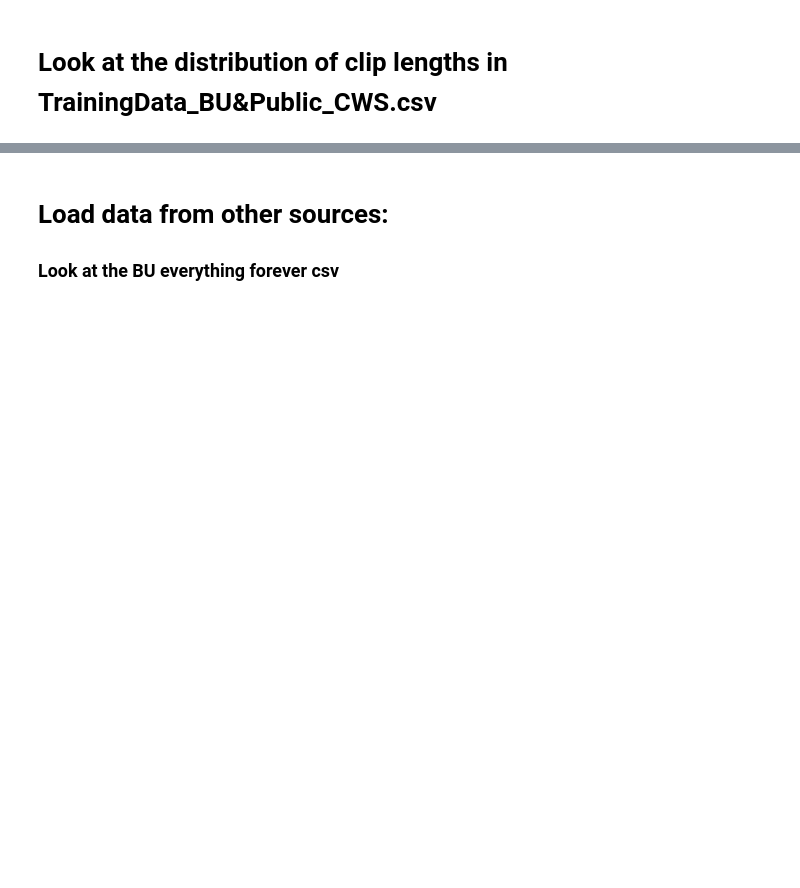
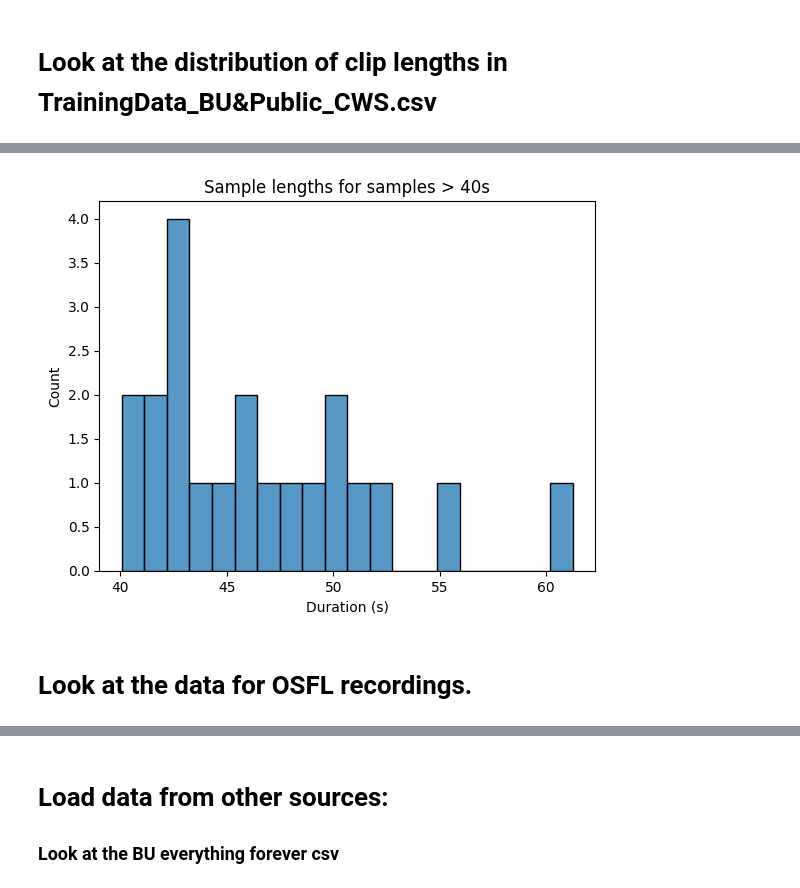
Before and after one commit to Mgallimore88/osfl_cnn_recognizer, a Jupyter notebook: notebooks/exploratory/1.1-mjg-osfl-eda-data-analysis.ipynb, the cells around one changed output, grey strips where cells are left out. Drawn from its saved outputs; the diff is of its cells as text; code cells hidden in the pictures; blank space fills up the shorter version.

```diff
--- a/notebooks/exploratory/1.1-mjg-osfl-eda-data-analysis.ipynb
+++ b/notebooks/exploratory/1.1-mjg-osfl-eda-data-analysis.ipynb
@@ -183,2 +325,10 @@ plt.show()
 # %%
-sns.histplot(data=meta.loc[meta.tag_duration > 40], x='tag_duration', bins=20, log_scale=False)
+ax = sns.histplot(data=meta.loc[meta.tag_duration > 40], x='tag_duration', bins=20)
+ax.set_xlabel('Duration (s)')
+ax.set_ylabel('Count')
+ax.set_title('Sample lengths for samples > 40s')
+plt.show()
+# %% [output]
+[figure, added]
+# %% [markdown]
+# Look at the data for OSFL recordings.
```
Also changed, not shown: parts of 70 cells of this notebook, 4 other files.
